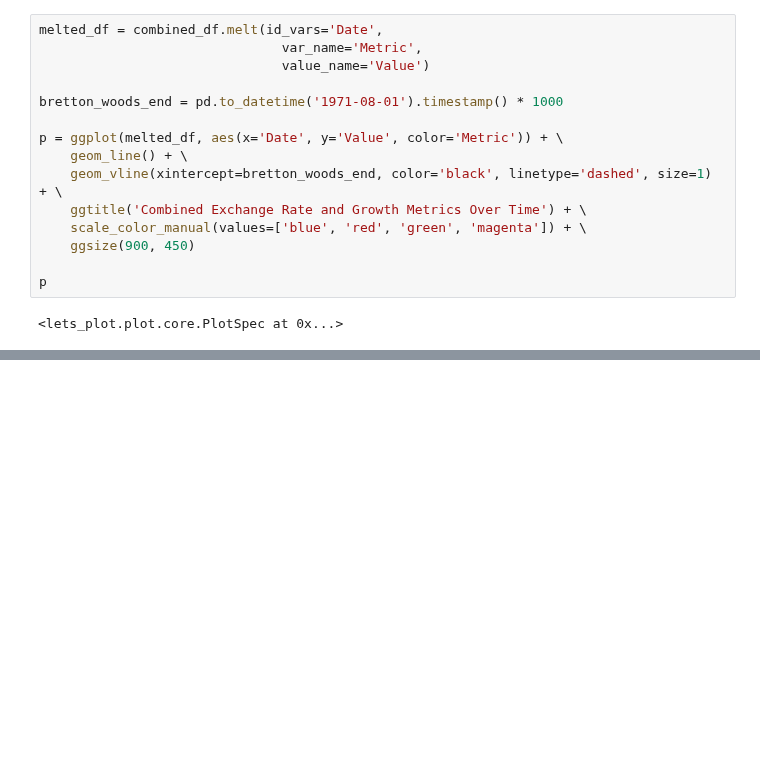
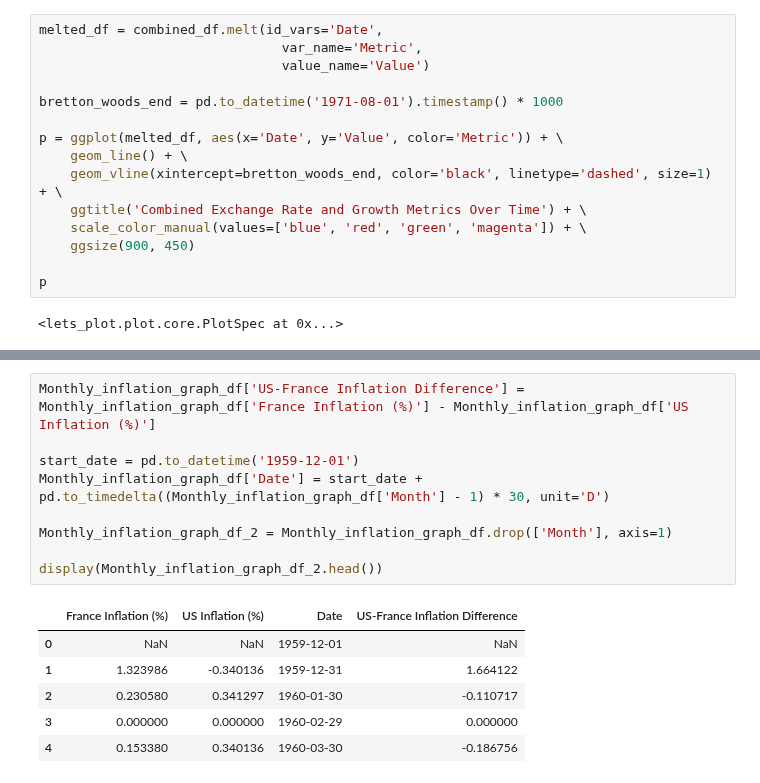
Before and after one commit to SparklyPlant/The-Grave-of-Ming, a Jupyter notebook: Code/NB1.ipynb, the cells around one changed output, grey strips where cells are left out. Drawn from its saved outputs; the diff is of its cells as text; blank space fills up the shorter version.

```diff
--- a/Code/NB1.ipynb
+++ b/Code/NB1.ipynb
@@ -791,0 +825,16 @@ p
+# %%
+Monthly_inflation_graph_df['US-France Inflation Difference'] = Monthly_inflation_graph_df['France Inflation (%)'] - Monthly_inflation_graph_df['US Inflation (%)']
+
+start_date = pd.to_datetime('1959-12-01')
+Monthly_inflation_graph_df['Date'] = start_date + pd.to_timedelta((Monthly_inflation_graph_df['Month'] - 1) * 30, unit='D')
+
+Monthly_inflation_graph_df_2 = Monthly_inflation_graph_df.drop(['Month'], axis=1)
+
+display(Monthly_inflation_graph_df_2.head())
+# %% [output]
+|  | France Inflation (%) | US Inflation (%) | Date | US-France Inflation Difference |
+| 0 | NaN | NaN | 1959-12-01 | NaN |
+| 1 | 1.323986 | -0.340136 | 1959-12-31 | 1.664122 |
+| 2 | 0.230580 | 0.341297 | 1960-01-30 | -0.110717 |
+| 3 | 0.000000 | 0.000000 | 1960-02-29 | 0.000000 |
+| 4 | 0.153380 | 0.340136 | 1960-03-30 | -0.186756 |
```
Also changed, not shown: parts of 10 cells of this notebook, 3 other files.
